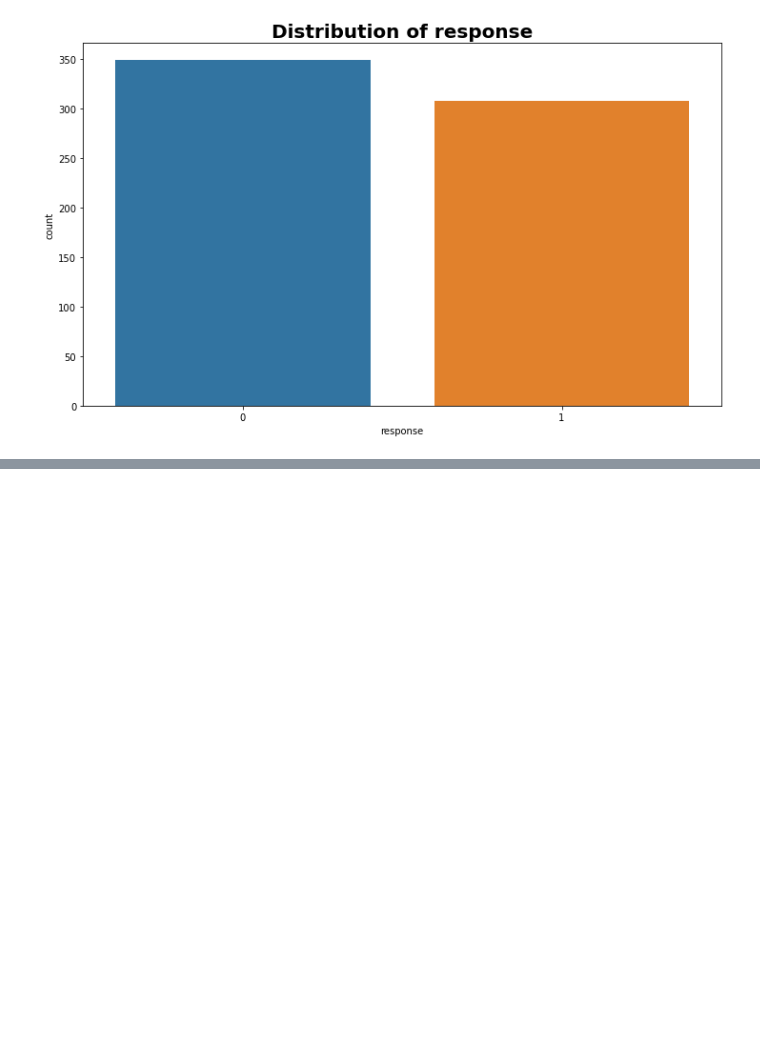
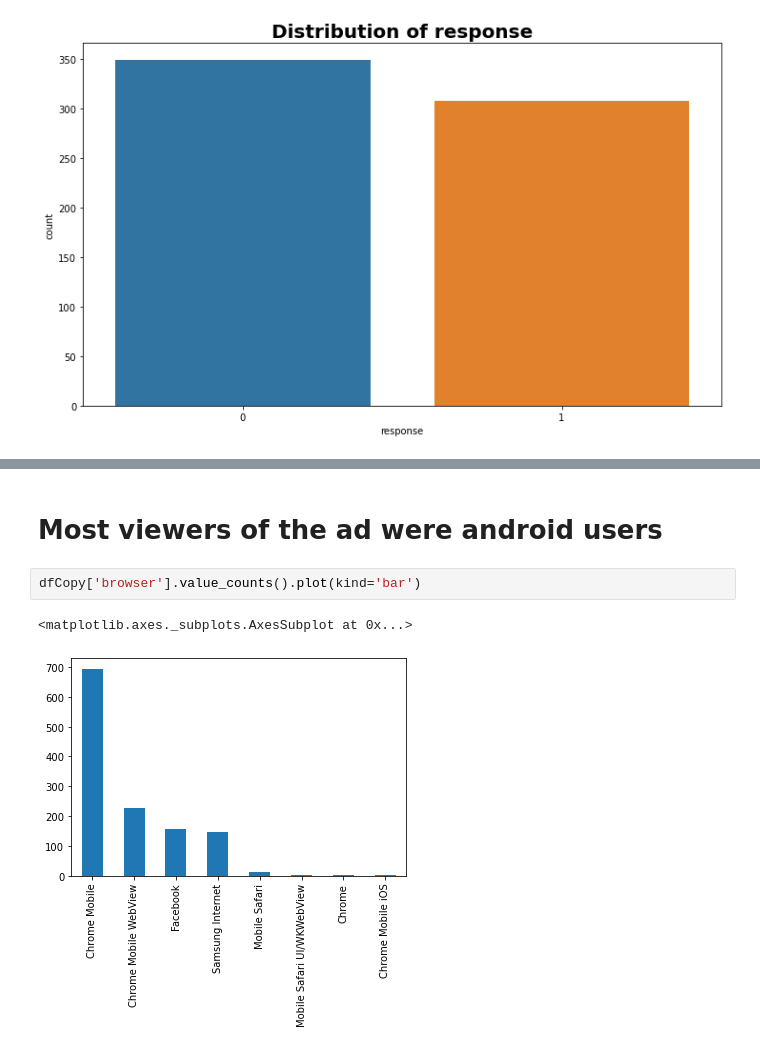
Before and after one commit to Group-6-10Academy/smart_ad_ABtesting, a Jupyter notebook: notebooks/EDA.ipynb, the cells around one changed output, grey strips where cells are left out. Saved outputs shown, nothing was run; the diff lists cells and outputs as text; blank space fills up the shorter version.

```diff
--- a/notebooks/EDA.ipynb
+++ b/notebooks/EDA.ipynb
@@ -230,0 +246,7 @@ Exposed Data Saved !
+# %% [markdown]
+# Most viewers of the ad were android users
+# %%
+dfCopy['browser'].value_counts().plot(kind='bar')
+# %% [output]
+<matplotlib.axes._subplots.AxesSubplot at 0x...>
+[figure, added]
```
Also changed, not shown: parts of 20 cells of this notebook, 5 other files.
